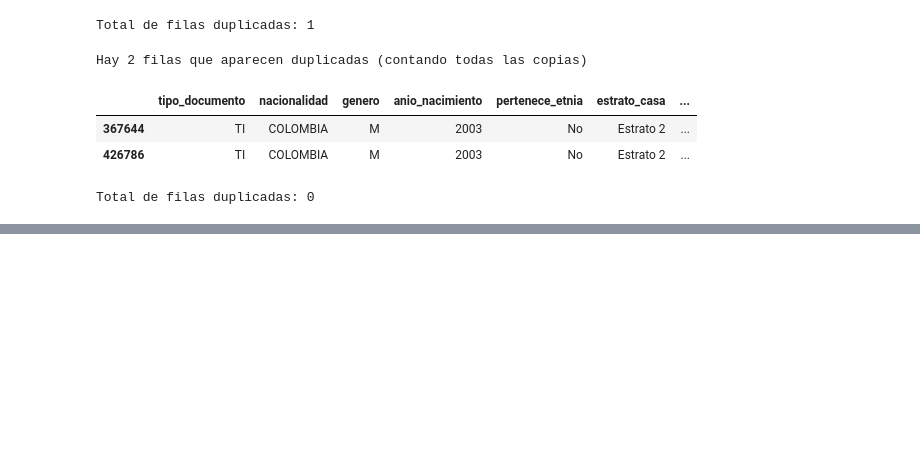
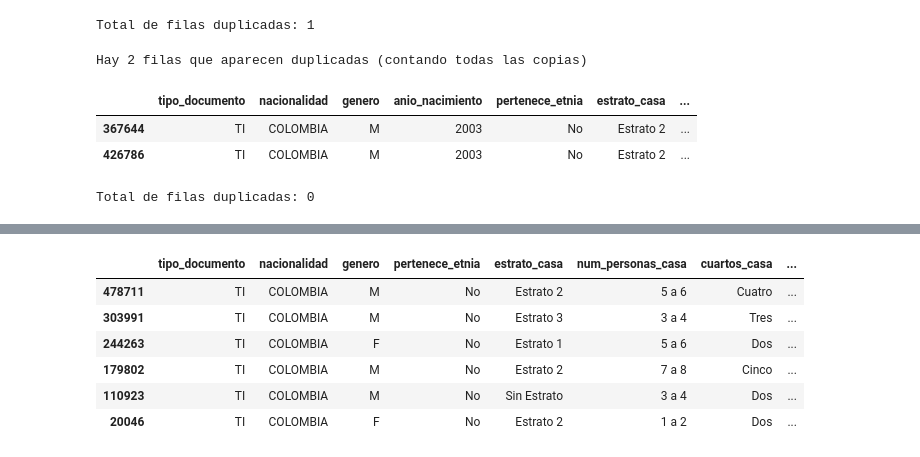
Before and after one commit to JorgeJordyJaimes/icfes-app, a Jupyter notebook: notebooks/2.limpieza-datos.ipynb, the cells around one changed output, grey strips where cells are left out. Cells and saved outputs as stored; diff of their text form; code cells hidden in the pictures; blank space fills up the shorter version.

```diff
--- a/notebooks/2.limpieza-datos.ipynb
+++ b/notebooks/2.limpieza-datos.ipynb
@@ -158,0 +310,3 @@ Total de filas duplicadas: 0
+# %%
+icfes['edad'] = 2020 - icfes['anio_nacimiento_corregido'].astype('float')
+icfes['edad'].value_counts()
@@ -158,0 +327,12 @@ Total de filas duplicadas: 0
+# %%
+icfes = icfes.drop(columns=['anio_nacimiento', 'anio_nacimiento_corregido'],
+                   errors='ignore')
+icfes.sample(6)
+# %% [output]
+|  | tipo_documento | nacionalidad | genero | pertenece_etnia | estrato_casa | num_personas_casa | cuartos_casa | ... |
+| 478711 | TI | COLOMBIA | M | No | Estrato 2 | 5 a 6 | Cuatro | ... |
+| 303991 | TI | COLOMBIA | M | No | Estrato 3 | 3 a 4 | Tres | ... |
+| 244263 | TI | COLOMBIA | F | No | Estrato 1 | 5 a 6 | Dos | ... |
+| 179802 | TI | COLOMBIA | M | No | Estrato 2 | 7 a 8 | Cinco | ... |
+| 110923 | TI | COLOMBIA | M | No | Sin Estrato | 3 a 4 | Dos | ... |
+| 20046 | TI | COLOMBIA | F | No | Estrato 2 | 1 a 2 | Dos | ... |
```
Also changed, not shown: parts of 22 cells of this notebook.
